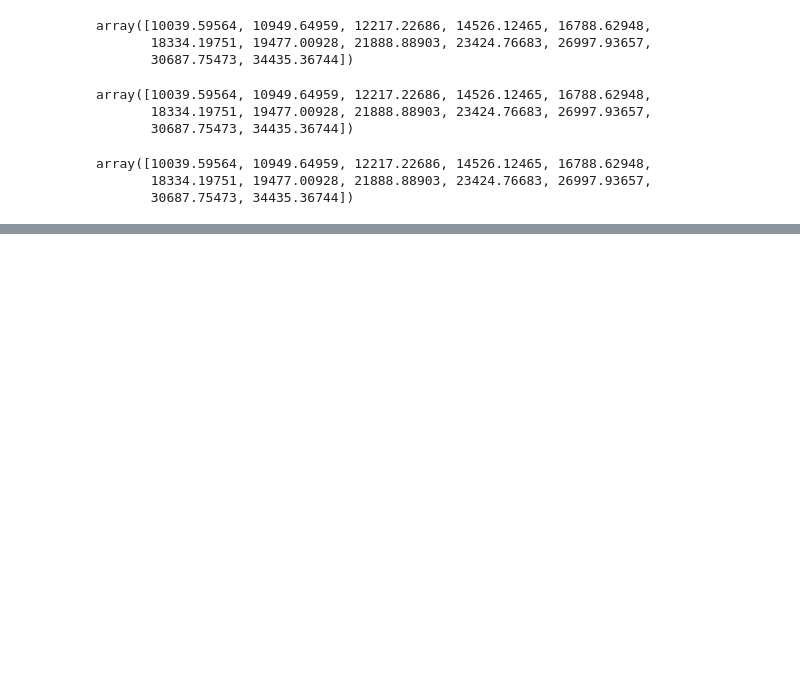
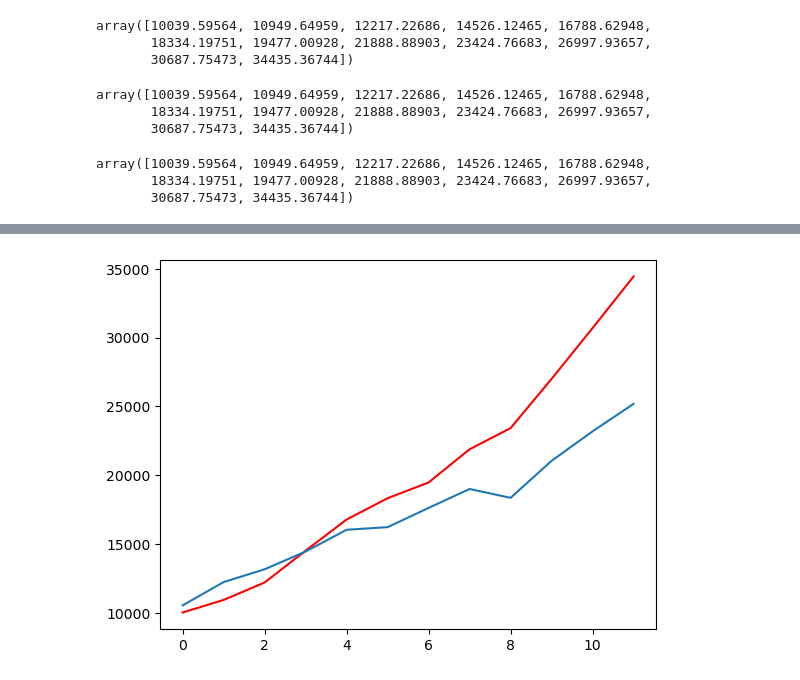
Before and after one commit to UMD-ENMA165-2025-Spring/readdata, a Jupyter notebook: readfile.ipynb, the cells around one changed output, grey strips where cells are left out. Drawn from its saved outputs; the diff is of its cells as text; code cells hidden in the pictures; blank space fills up the shorter version.

```diff
--- a/readfile.ipynb
+++ b/readfile.ipynb
@@ -274,0 +279,4 @@ timeit
+# %%
+_ = plt.plot(rowzero,"r-", variable0[1])
+# %% [output]
+[figure, added]
```
Also changed, not shown: parts of 7 cells of this notebook.
